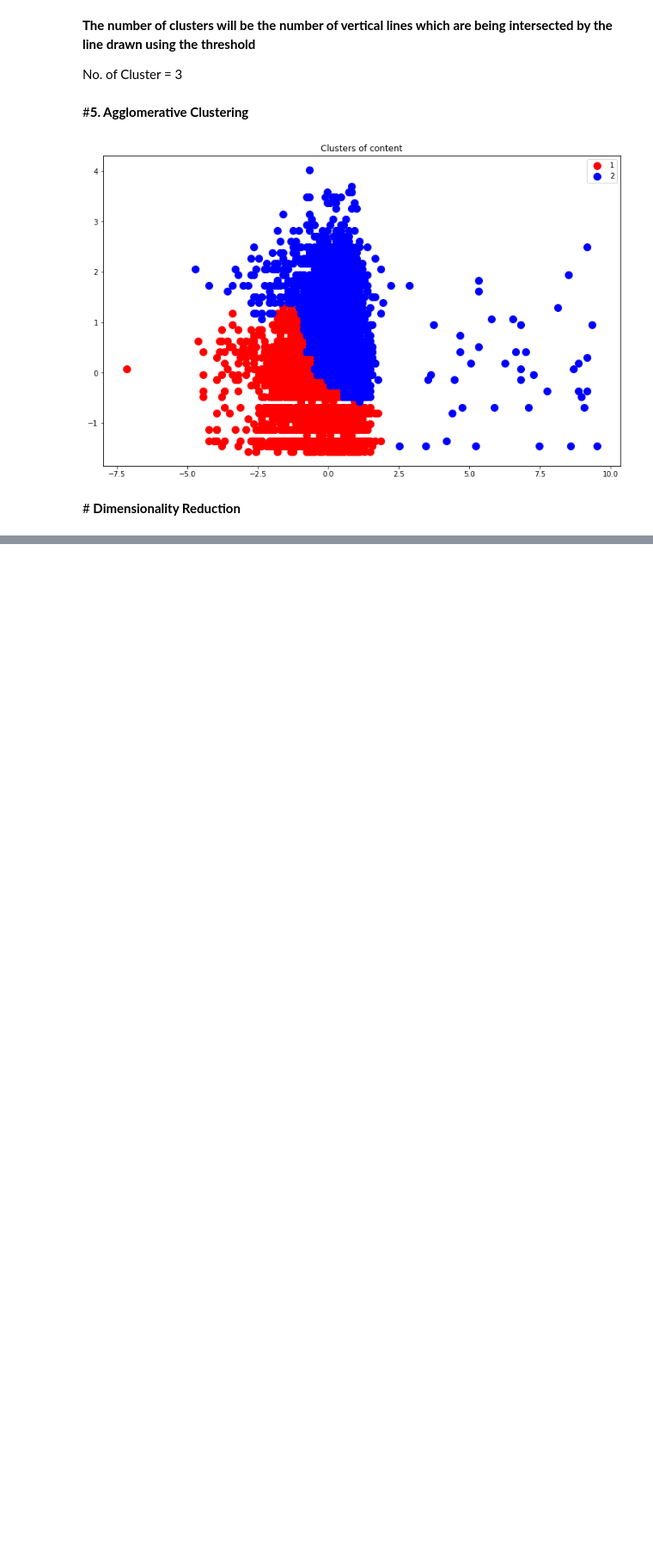
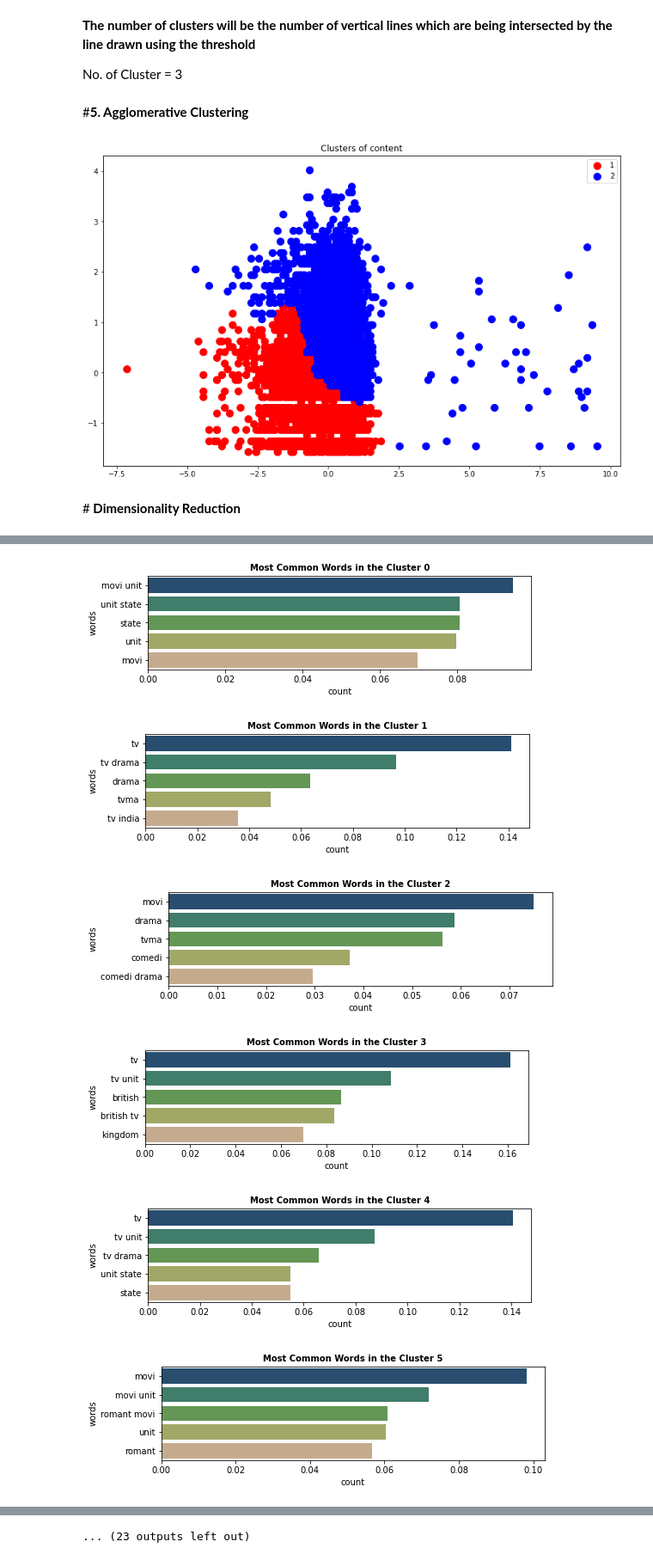
Before and after one commit to Harisha-AlmaBetter/NETFLIX-MOVIES-AND-TV-SHOWS-CLUSTERING, a Jupyter notebook: NETFLIX_CLUSTERING_.ipynb, the cells around one changed output, grey strips where cells are left out. Shown at 86% size. Cells and saved outputs as stored; diff of their text form; code cells hidden in the pictures; blank space fills up the shorter version.

```diff
--- a/NETFLIX_CLUSTERING_.ipynb
+++ b/NETFLIX_CLUSTERING_.ipynb
@@ -1452,0 +1445,34 @@ Silhouette score is 0.34586176752167314
+# %%
+#Function for getting the most common words in each cluster
+def get_common_words_cluster(vc_arr, y_pred, n_feats):
+    labels = np.unique(y_pred)
+    dfs = []
+    for label in labels:
+      # indices for each cluster
+      id_temp = np.where(y_pred==label)
+      # returns average score across cluster
+      x_means = np.mean(vc_arr[id_temp], axis = 0)
+      # indices with top 20 scores
+      sorted_means = np.argsort(x_means)[::-1][:n_feats]
+      features = vectorizer.get_feature_names()
+      common_words = [(features[i], x_means[i]) for i in sorted_means]
+      df = pd.DataFrame(common_words, columns = ['words', 'count'])
+      dfs.append(df)
+    return dfs
+
+#Function for data visualization of the most commin words in each cluster
+def plot_common_words(dfs, num):
+    for i in range(0, len(dfs)):
+        plt.figure(figsize=(8, 2))
+        plt.title(("Most Common Words in the Cluster {}".format(i)), fontsize=10, fontweight='bold')
+        sns.barplot(x = 'count' , y = 'words', orient = 'h' , data = dfs[i][:num],palette = 'gist_earth')
+
+dfs = get_common_words_cluster(X_vc.toarray(), y_pred, 5)
+plot_common_words(dfs, 5)
+# %% [output]
+[figure, added]
+[figure, added]
+[figure, added]
+[figure, added]
+[figure, added]
+[figure, added]
@@ -1452,0 +1485 @@ Silhouette score is 0.34586176752167314
+... (23 outputs left out)
```
Also changed, not shown: parts of 18 cells of this notebook.
